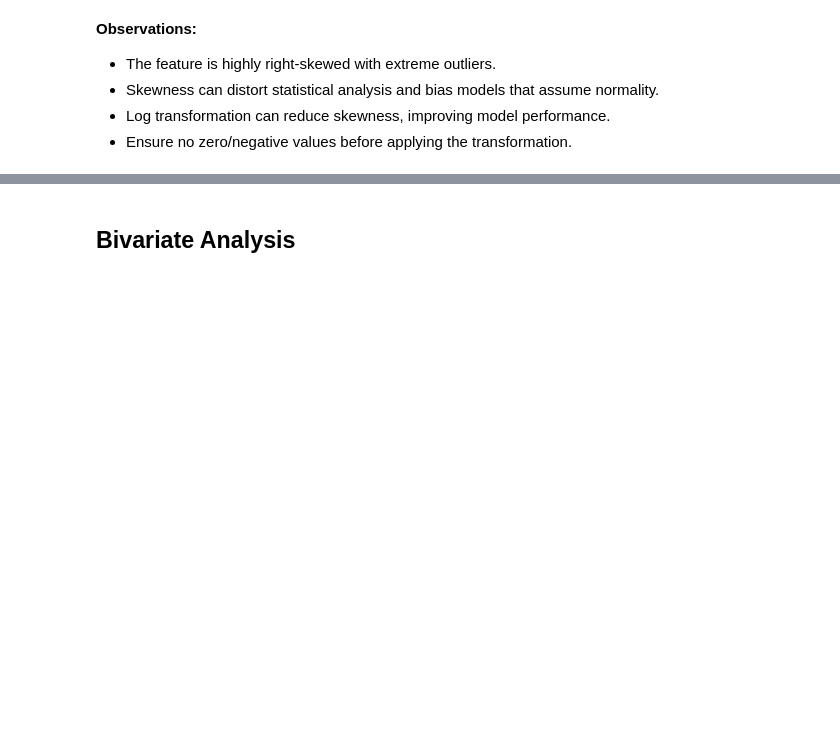
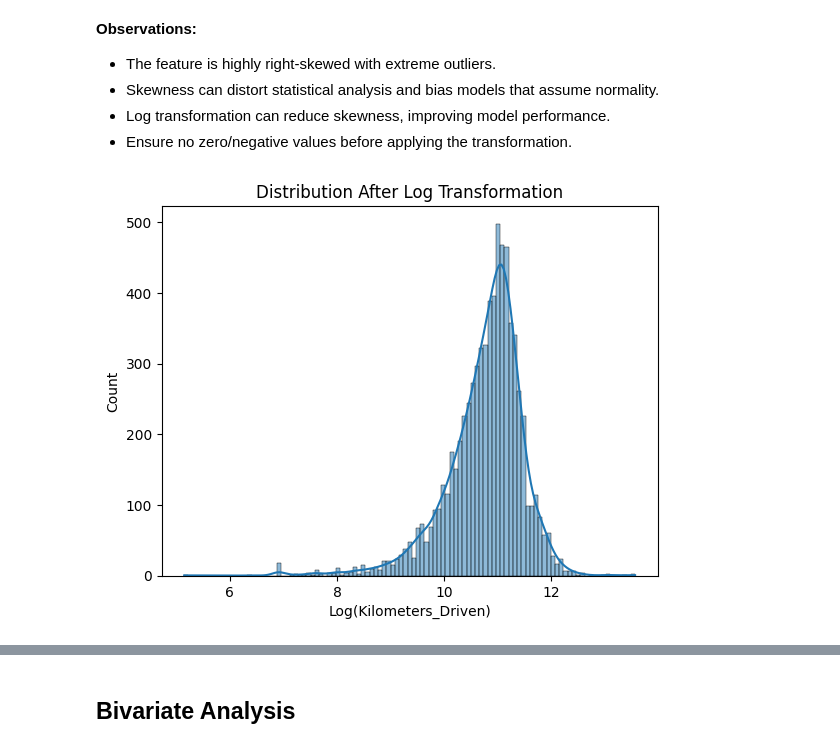
Before and after one commit to marijamaik/used-car-price-prediction, a Jupyter notebook: Used_Cars_Price_Prediction.ipynb, the cells around one changed output, grey strips where cells are left out. Saved outputs shown, nothing was run; the diff lists cells and outputs as text; code cells hidden in the pictures; blank space fills up the shorter version.

Commit message:
Log transformations

```diff
--- a/Used_Cars_Price_Prediction.ipynb
+++ b/Used_Cars_Price_Prediction.ipynb
@@ -212,3 +212,11 @@ histogram_boxplot('Kilometers_Driven')
 - Skewness can distort statistical analysis and bias models that assume normality.
 - Log transformation can reduce skewness, improving model performance.
 - Ensure no zero/negative values before applying the transformation.
+# %%
+# Plot the transformed distribution
+sns.histplot(np.log1p(df["Kilometers_Driven"]), kde=True)
+plt.xlabel("Log(Kilometers_Driven)")
+plt.title("Distribution After Log Transformation")
+plt.show()
+# %% [output]
+[figure, added]
```
Also changed, not shown: parts of 6 cells of this notebook, 1 other file.
